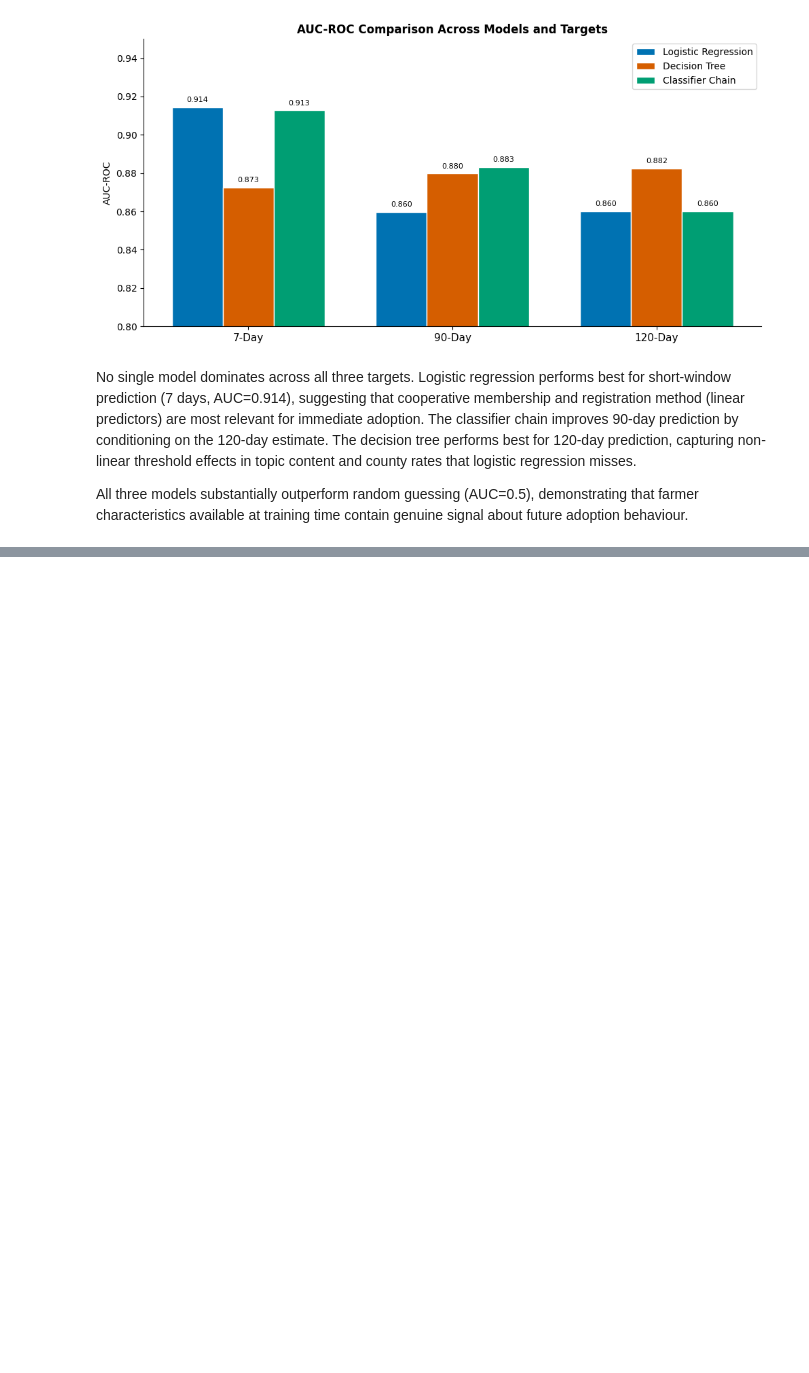
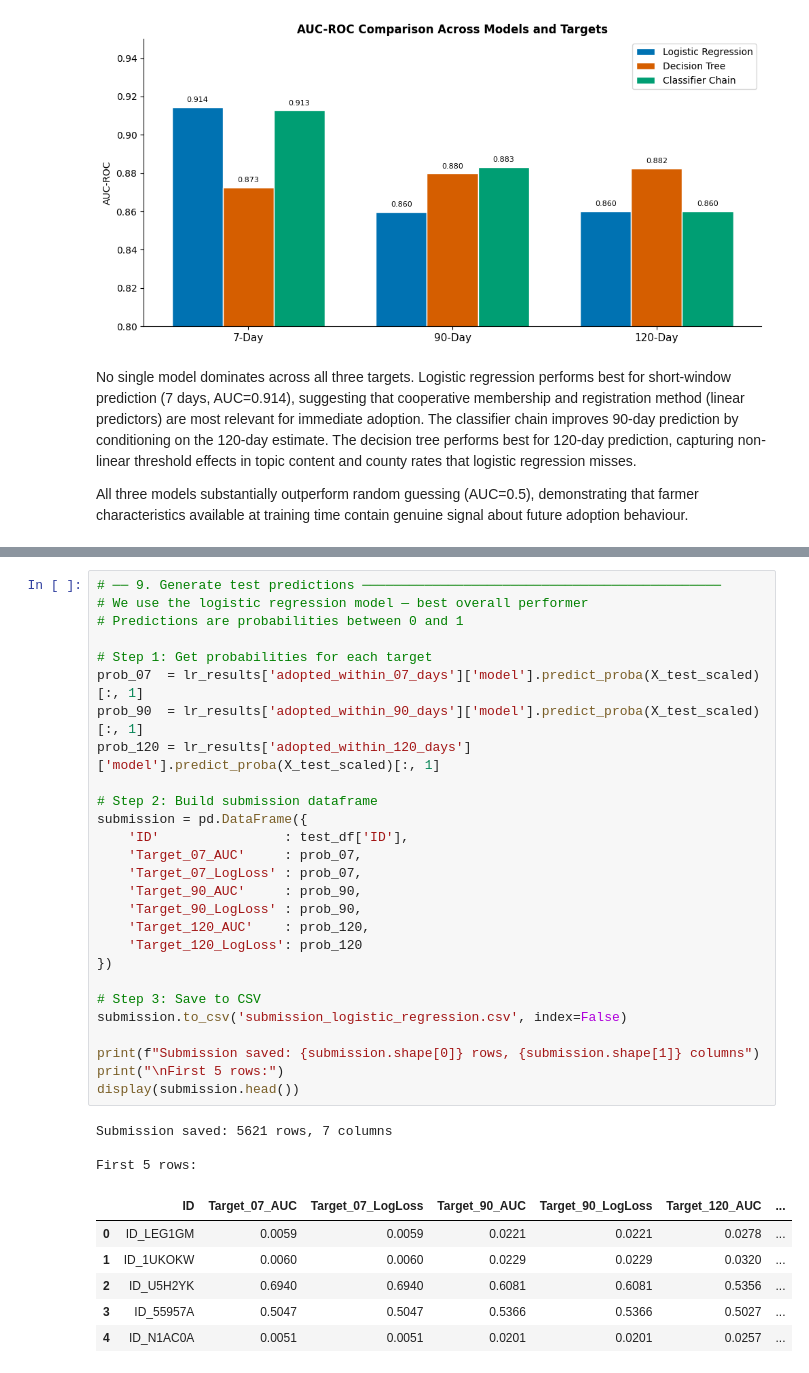
Before and after one commit to FionaHuini/Zindi-DigiCow-Farmer-Training-Adoption-Challenge, a Jupyter notebook: digicow_clean_analysis.ipynb, the cells around one changed output, grey strips where cells are left out. Drawn from its saved outputs; the diff is of its cells as text; blank space fills up the shorter version.

```diff
--- a/digicow_clean_analysis.ipynb
+++ b/digicow_clean_analysis.ipynb
@@ -1743,0 +1808,37 @@ training environments are underperforming their potential. Implementing targeted
+# %%
+# ── 9. Generate test predictions ──────────────────────────────────────────────
+# We use the logistic regression model — best overall performer
+# Predictions are probabilities between 0 and 1
+
+# Step 1: Get probabilities for each target
+prob_07  = lr_results['adopted_within_07_days']['model'].predict_proba(X_test_scaled)[:, 1]
+prob_90  = lr_results['adopted_within_90_days']['model'].predict_proba(X_test_scaled)[:, 1]
+prob_120 = lr_results['adopted_within_120_days']['model'].predict_proba(X_test_scaled)[:, 1]
+
+# Step 2: Build submission dataframe
+submission = pd.DataFrame({
+    'ID'                : test_df['ID'],
+    'Target_07_AUC'     : prob_07,
+    'Target_07_LogLoss' : prob_07,
+    'Target_90_AUC'     : prob_90,
+    'Target_90_LogLoss' : prob_90,
+    'Target_120_AUC'    : prob_120,
+    'Target_120_LogLoss': prob_120
+})
+
+# Step 3: Save to CSV
+submission.to_csv('submission_logistic_regression.csv', index=False)
+
+print(f"Submission saved: {submission.shape[0]} rows, {submission.shape[1]} columns")
+print("\nFirst 5 rows:")
+display(submission.head())
+# %% [output]
+Submission saved: 5621 rows, 7 columns
+
+First 5 rows:
+|  | ID | Target_07_AUC | Target_07_LogLoss | Target_90_AUC | Target_90_LogLoss | Target_120_AUC | ... |
+| 0 | ID_LEG1GM | 0.0059 | 0.0059 | 0.0221 | 0.0221 | 0.0278 | ... |
+| 1 | ID_1UKOKW | 0.0060 | 0.0060 | 0.0229 | 0.0229 | 0.0320 | ... |
+| 2 | ID_U5H2YK | 0.6940 | 0.6940 | 0.6081 | 0.6081 | 0.5356 | ... |
+| 3 | ID_55957A | 0.5047 | 0.5047 | 0.5366 | 0.5366 | 0.5027 | ... |
+| 4 | ID_N1AC0A | 0.0051 | 0.0051 | 0.0201 | 0.0201 | 0.0257 | ... |
```
Also changed, not shown: parts of 4 cells of this notebook, 13 other files.
